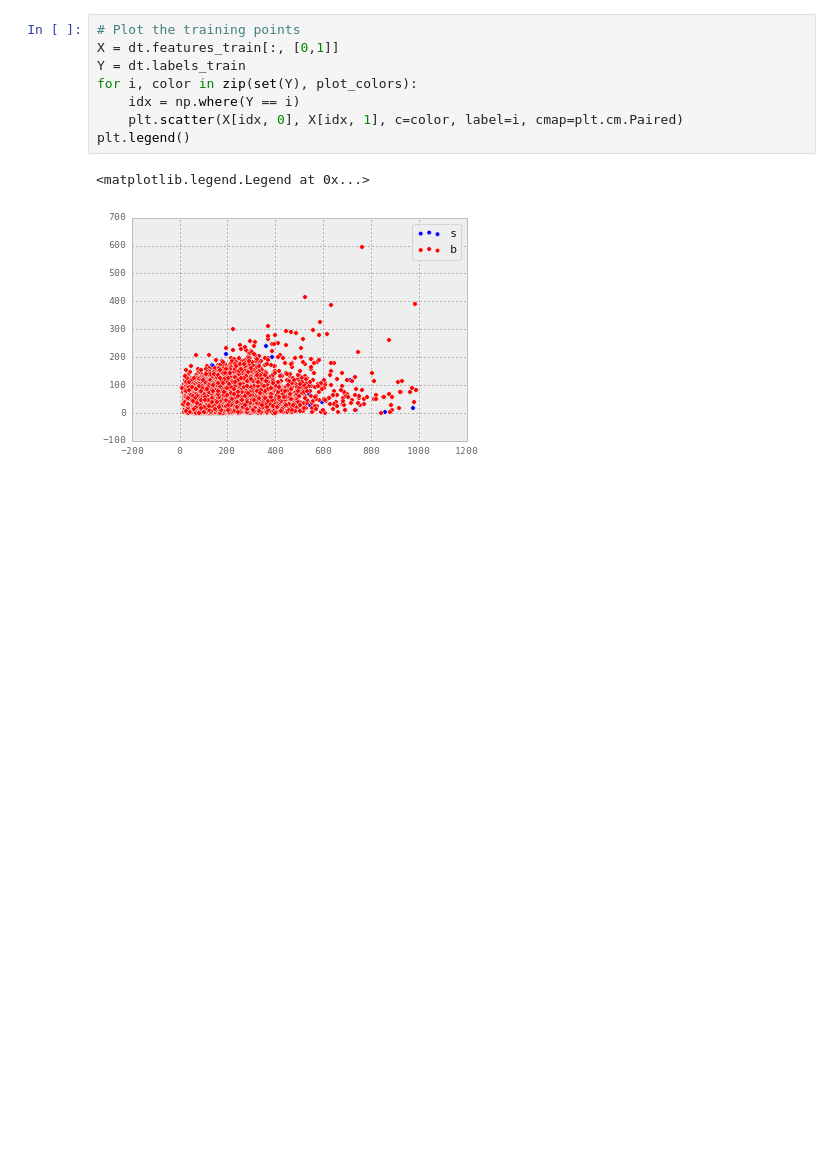
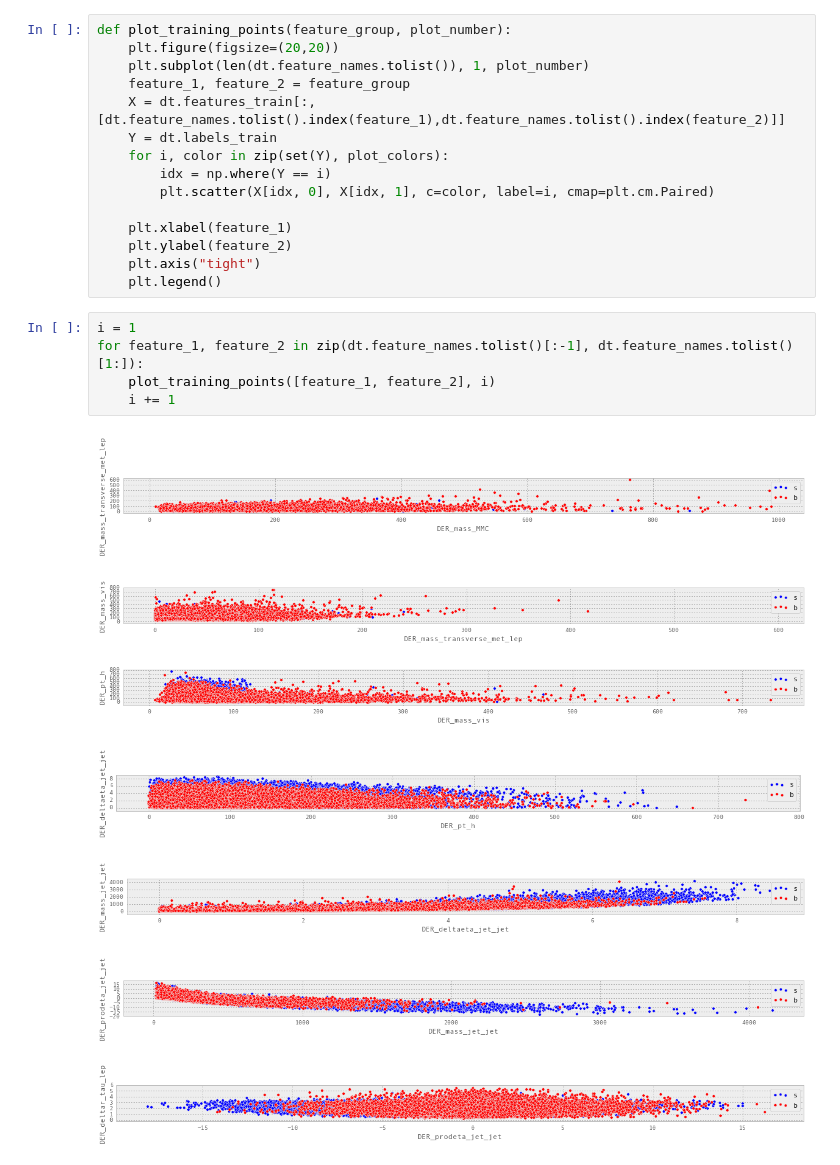
Before and after one commit to sshegheva/bag-of-algorithms, a Jupyter notebook: analysis/notebooks/decision-trees.ipynb, the cells around one changed output. Cells and saved outputs as stored; diff of their text form; blank space fills up the shorter version.

Commit message:
implement plotting

```diff
--- a/analysis/notebooks/decision-trees.ipynb
+++ b/analysis/notebooks/decision-trees.ipynb
@@ -42,11 +49,28 @@ plot_step = 0.02
 # %%
-# Plot the training points
-X = dt.features_train[:, [0,1]]
-Y = dt.labels_train
-for i, color in zip(set(Y), plot_colors):
-    idx = np.where(Y == i)
-    plt.scatter(X[idx, 0], X[idx, 1], c=color, label=i, cmap=plt.cm.Paired)
-plt.legend()
+def plot_training_points(feature_group, plot_number):
+    plt.figure(figsize=(20,20))
+    plt.subplot(len(dt.feature_names.tolist()), 1, plot_number)
+    feature_1, feature_2 = feature_group
+    X = dt.features_train[:, [dt.feature_names.tolist().index(feature_1),dt.feature_names.tolist().index(feature_2)]]
+    Y = dt.labels_train
+    for i, color in zip(set(Y), plot_colors):
+        idx = np.where(Y == i)
+        plt.scatter(X[idx, 0], X[idx, 1], c=color, label=i, cmap=plt.cm.Paired)
+
+    plt.xlabel(feature_1)
+    plt.ylabel(feature_2)
+    plt.axis("tight")
+    plt.legend()
-# %% [output]
-<matplotlib.legend.Legend at 0x...>
-[figure, removed]
+# %%
+i = 1
+for feature_1, feature_2 in zip(dt.feature_names.tolist()[:-1], dt.feature_names.tolist()[1:]):
+    plot_training_points([feature_1, feature_2], i)
+    i += 1
+# %% [output]
+[figure, added]
+[figure, added]
+[figure, added]
+[figure, added]
+[figure, added]
+[figure, added]
+[figure, added]
```
Also changed, not shown: parts of 14 cells of this notebook, 2 other files.
